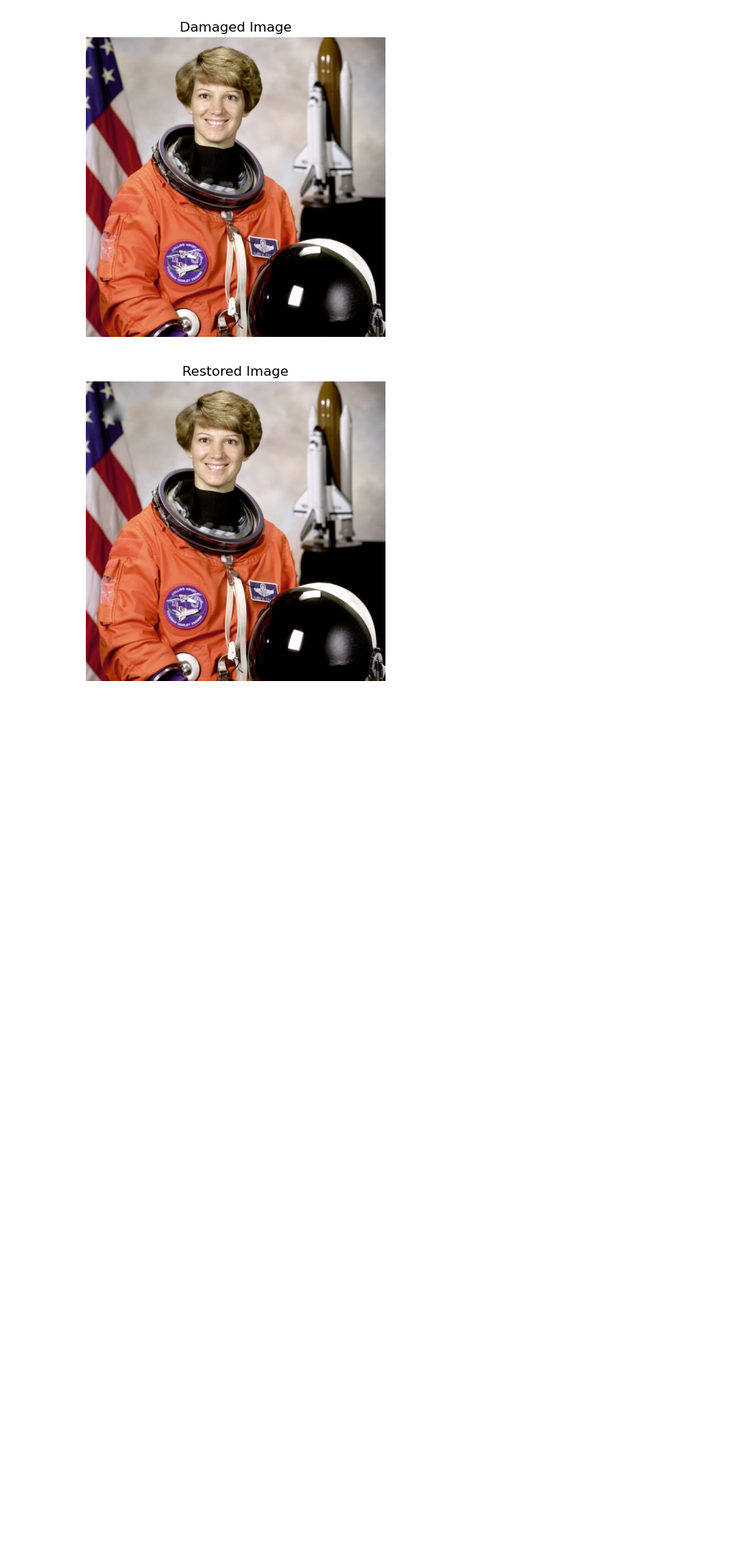
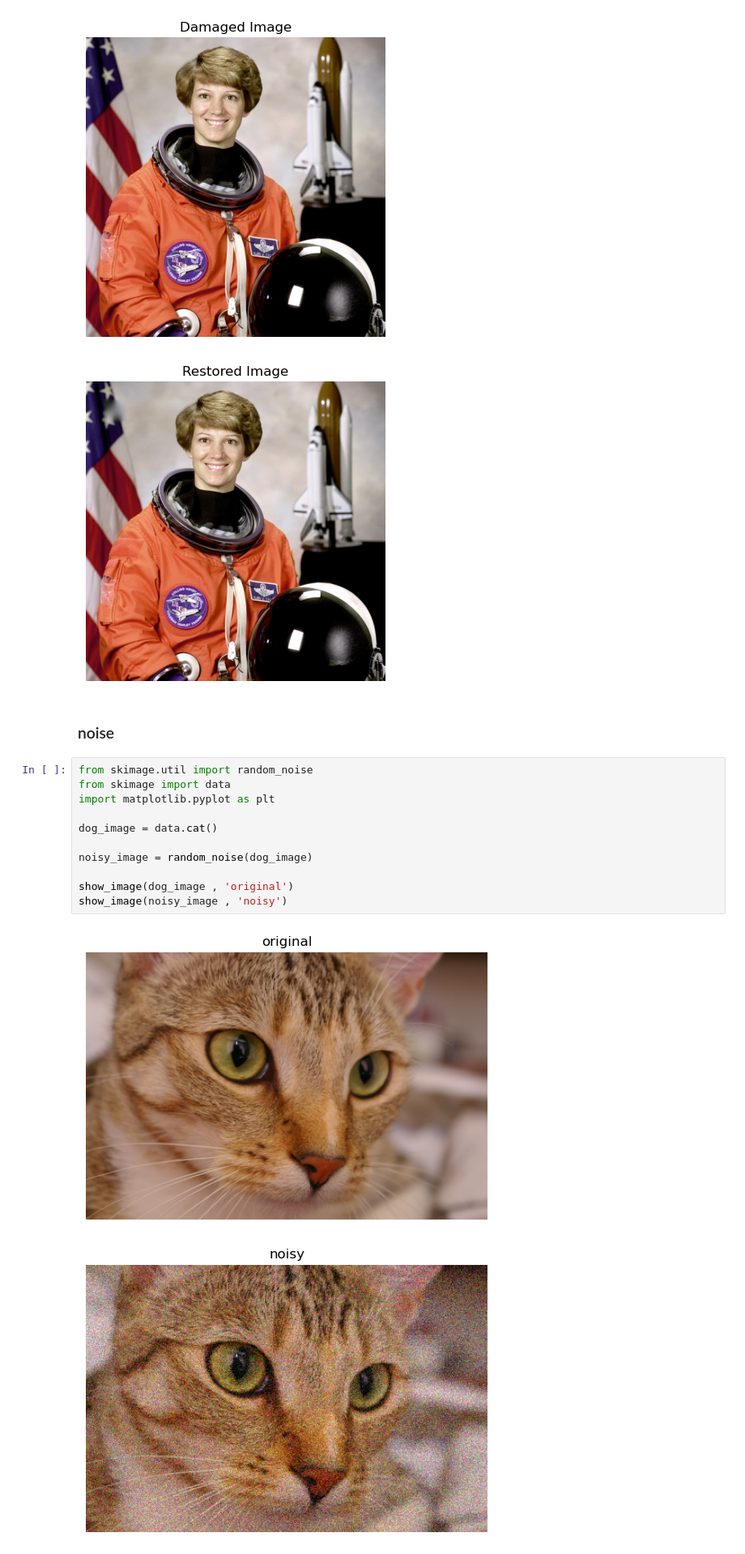
Before and after one commit to melikayazdanpanah/imgprocessing_datacamp, a Jupyter notebook: image_restoration.ipynb, the cells around one changed output. Shown at 81% size. Cells and saved outputs as stored; diff of their text form; blank space fills up the shorter version.

```diff
--- a/image_restoration.ipynb
+++ b/image_restoration.ipynb
@@ -41,3 +41,19 @@ show_image(restore_image, 'Restored Image')
 # %% [output]
 [figure]
 [figure]
+# %% [markdown]
+### noise
+# %%
+from skimage.util import random_noise
+from skimage import data
+import matplotlib.pyplot as plt
+
+dog_image = data.cat()
+
+noisy_image = random_noise(dog_image)
+
+show_image(dog_image , 'original')
+show_image(noisy_image , 'noisy')
+# %% [output]
+[figure, added]
+[figure, added]
```
Also changed, not shown: parts of 11 cells of this notebook.
